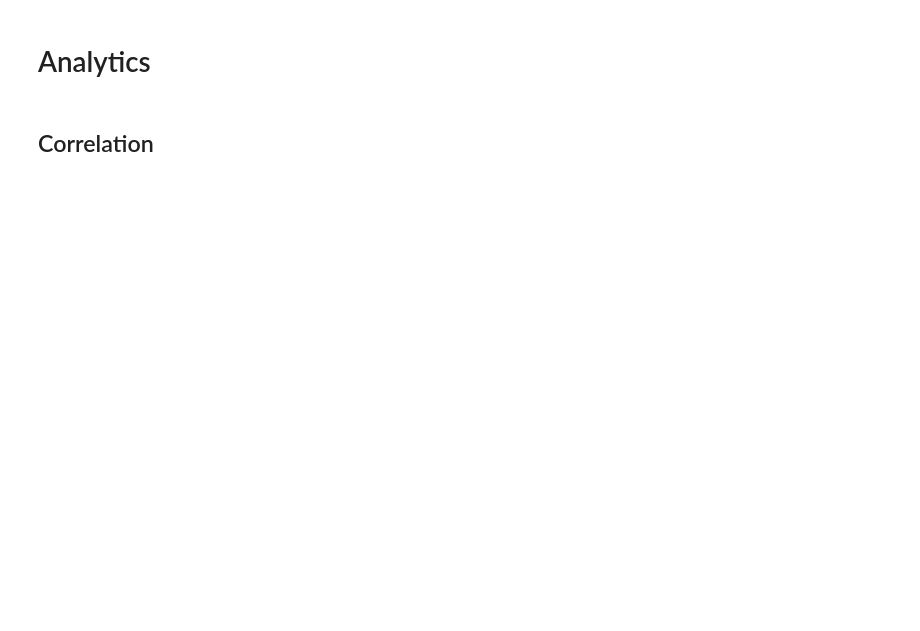
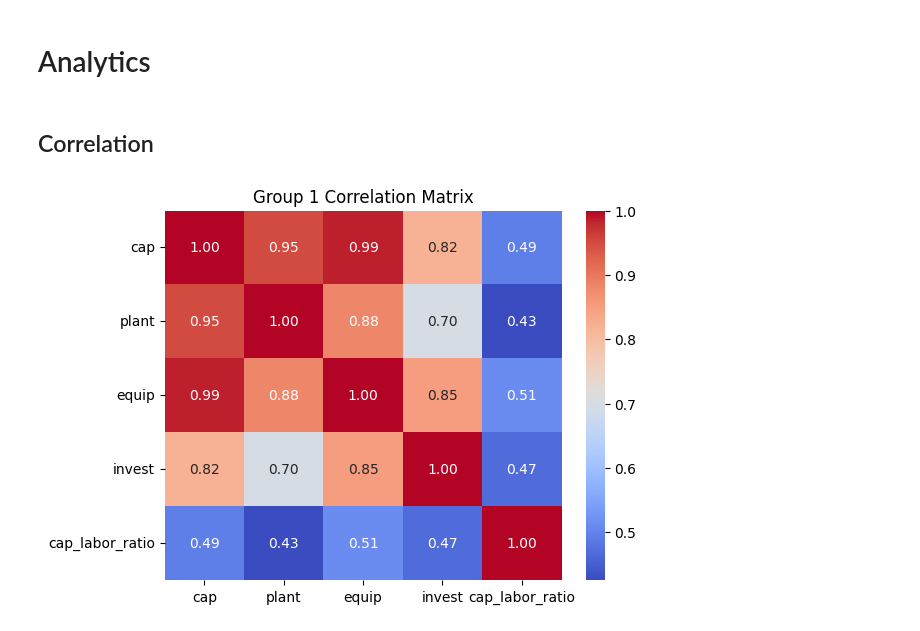
Before and after one commit to yomisamadesu/DS_ML_Project_colab-integrartion, a Jupyter notebook: DSML1/data_inspection.ipynb, the cells around one changed output. Saved outputs shown, nothing was run; the diff lists cells and outputs as text; code cells hidden in the pictures; blank space fills up the shorter version.

```diff
--- a/DSML1/data_inspection.ipynb
+++ b/DSML1/data_inspection.ipynb
@@ -169,3 +208,9 @@ group_5
 # Analytics
 # %% [markdown]
 ## Correlation
+# %%
+sns.heatmap(group_1.drop(columns=['naics', 'year', 'emp']).corr(), annot=True, cmap='coolwarm', fmt='.2f')
+plt.title('Group 1 Correlation Matrix')
+plt.show()
+# %% [output]
+[figure, added]
```
Also changed, not shown: parts of 5 cells of this notebook.
